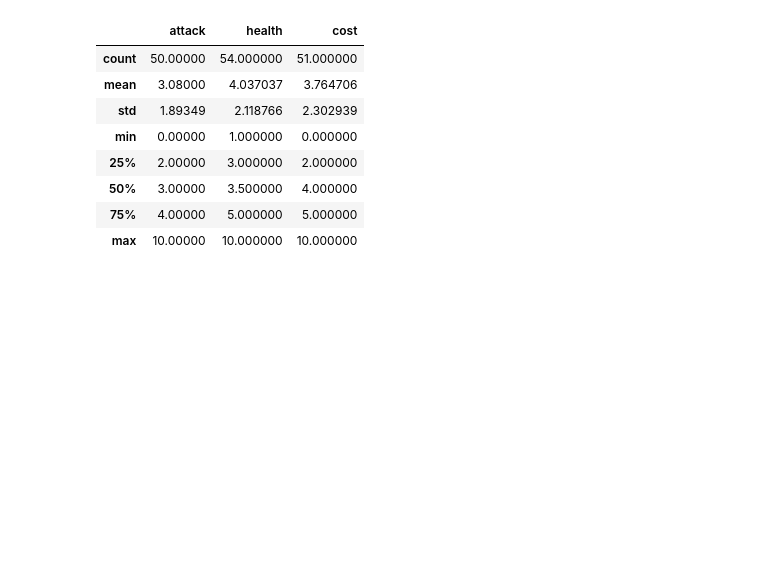
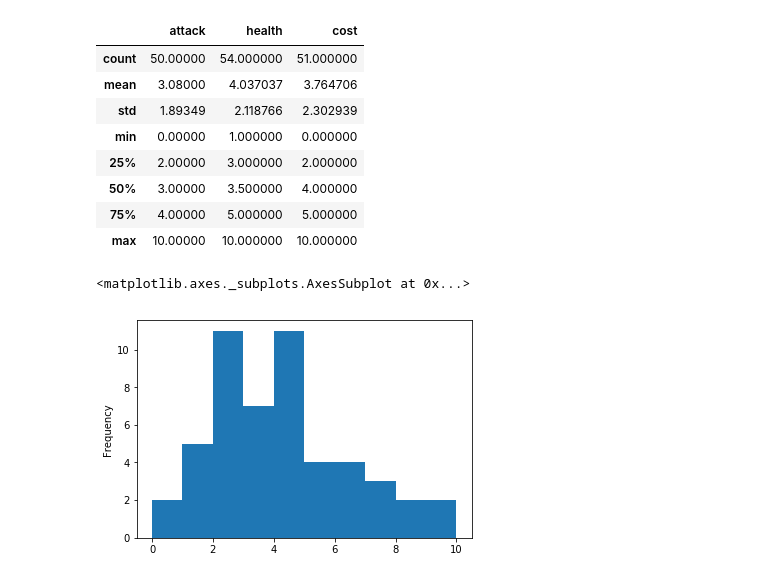
Before and after one commit to kunzimariano/Hearthstone, a Jupyter notebook: research.ipynb, the cells around one changed output. Drawn from its saved outputs; the diff is of its cells as text; code cells hidden in the pictures; blank space fills up the shorter version.

Commit message:
added some plots

```diff
--- a/research.ipynb
+++ b/research.ipynb
@@ -75,3 +78,8 @@ mage_minions.describe()
 | 50% | 3.00000 | 3.500000 | 4.000000 |
 | 75% | 4.00000 | 5.000000 | 5.000000 |
 | max | 10.00000 | 10.000000 | 10.000000 |
+# %%
+mage_minions.cost.plot.hist()
+# %% [output]
+<matplotlib.axes._subplots.AxesSubplot at 0x...>
+[figure, added]
```
Also changed, not shown: parts of 3 cells of this notebook, 1 other file.
